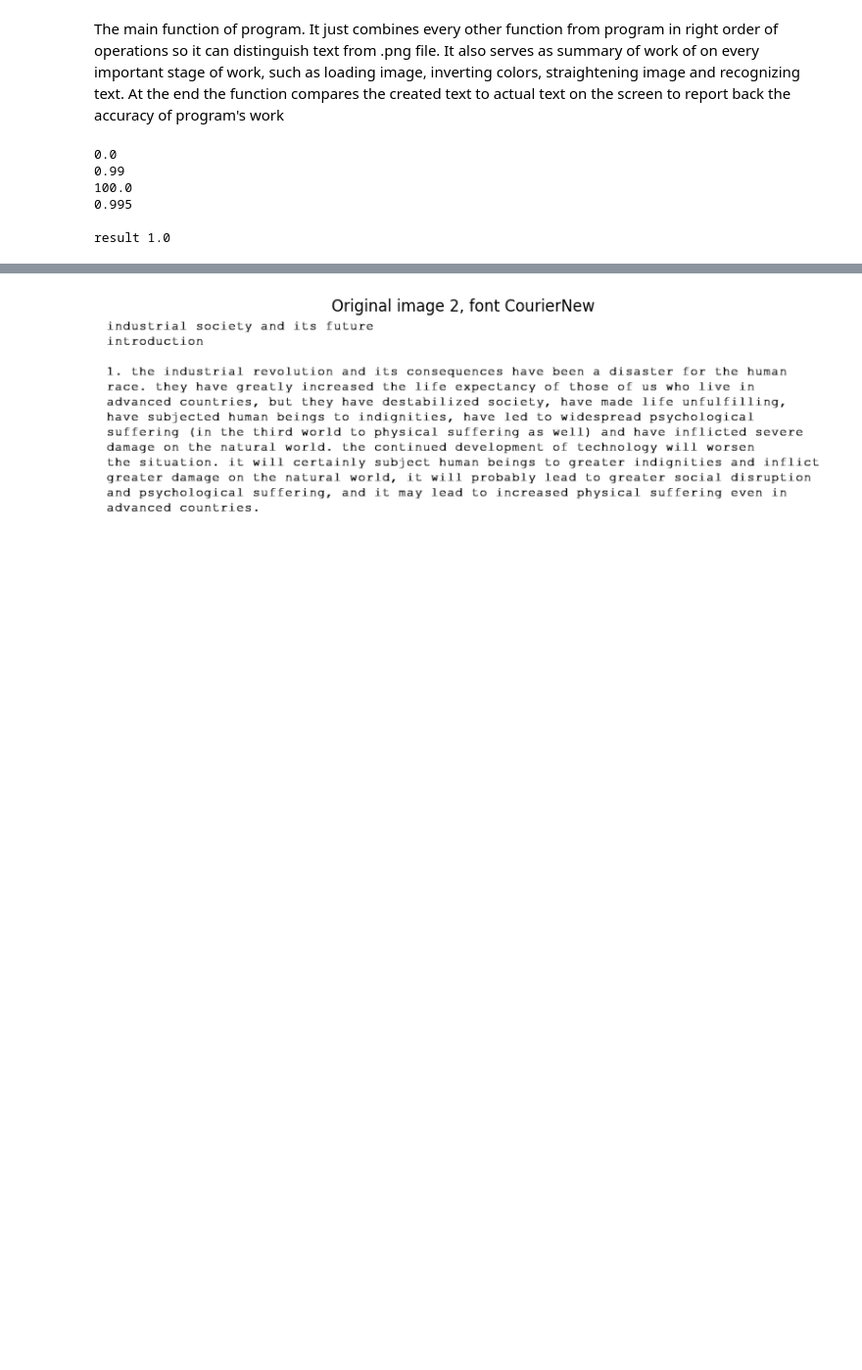
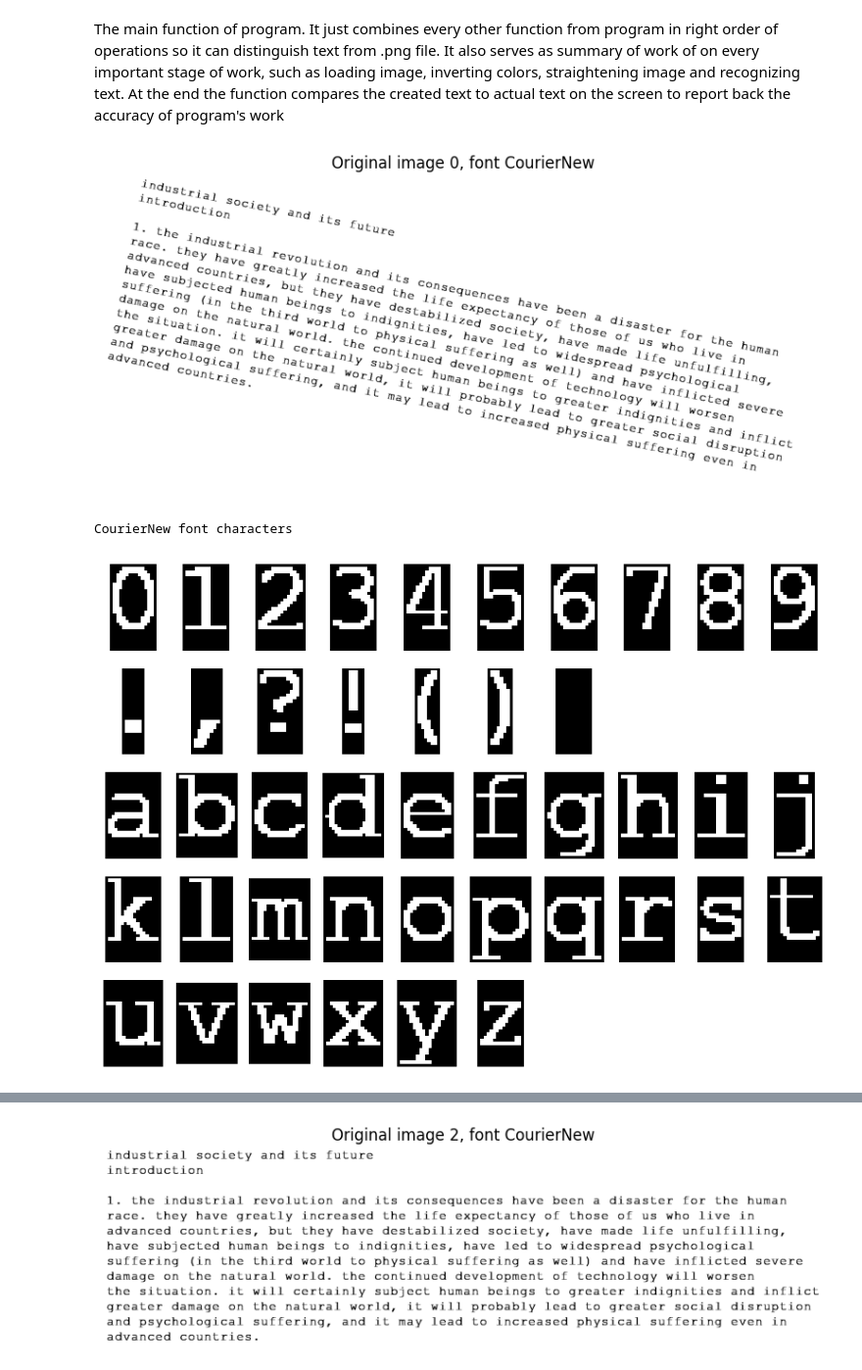
Before and after one commit to Horacjusz/MOwNiT, a Jupyter notebook: lab9/zad2.ipynb, the cells around one changed output, grey strips where cells are left out. Shown at 98% size. Cells and saved outputs as stored; diff of their text form; code cells hidden in the pictures; blank space fills up the shorter version.

```diff
--- a/lab9/zad2.ipynb
+++ b/lab9/zad2.ipynb
@@ -509,12 +501,9 @@ def find_best(filenumber, initial_probability = 0.97, initial_space_miltiplicato
         print(probability)
     print()
     return result
-# %%
-print("result",find_best(2))
-# %% [output]
-0.0
-0.99
-100.0
-0.995
-
-result 1.0
+# %%
+read(0)
+# %% [output]
+[figure, added]
+CourierNew font characters
+[figure, added]
```
Also changed, not shown: parts of 2 cells of this notebook.
